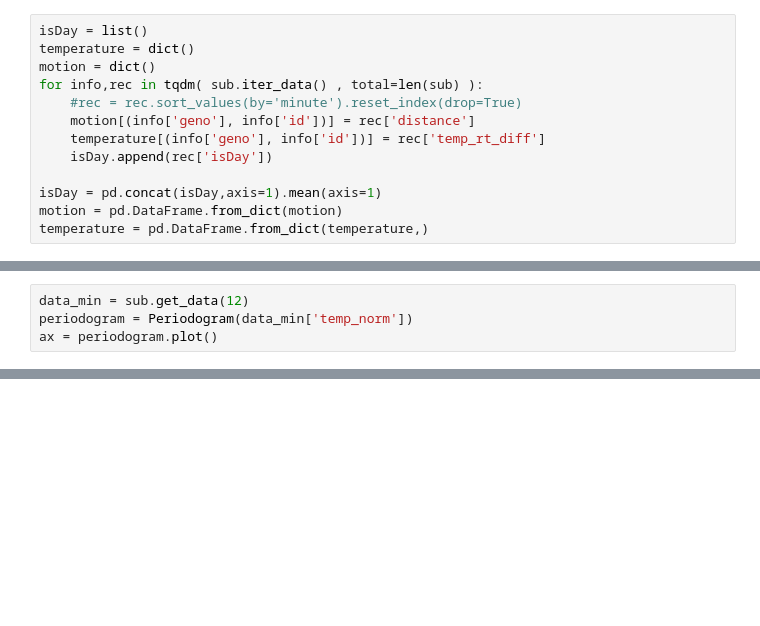
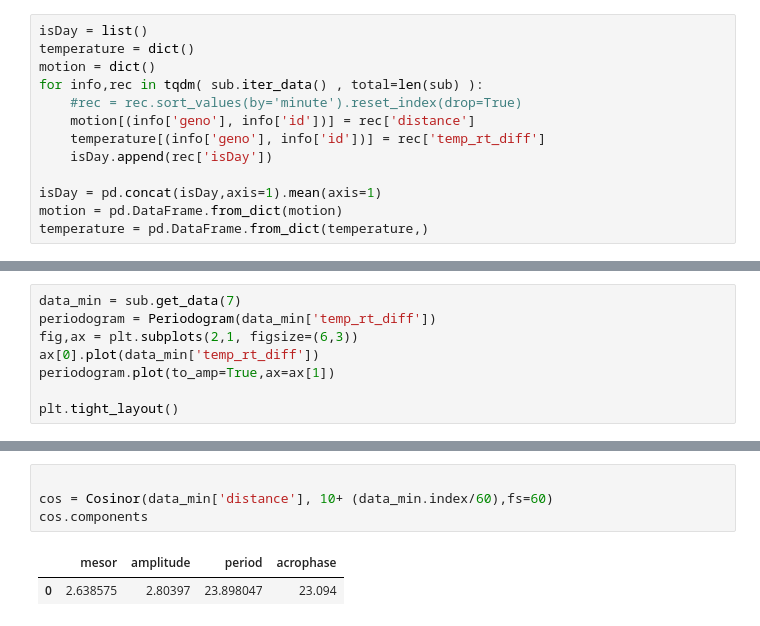
Before and after one commit to raffaelemazziotti/thermal_labeler, a Jupyter notebook: analysis_pd.ipynb, the cells around one changed output, grey strips where cells are left out. Cells and saved outputs as stored; diff of their text form; blank space fills up the shorter version.

```diff
--- a/analysis_pd.ipynb
+++ b/analysis_pd.ipynb
@@ -234,7 +302,18 @@ class Periodogram:
 # %%
-data_min = sub.get_data(12)
-periodogram = Periodogram(data_min['temp_norm'])
-ax = periodogram.plot()
+data_min = sub.get_data(7)
+periodogram = Periodogram(data_min['temp_rt_diff'])
+fig,ax = plt.subplots(2,1, figsize=(6,3))
+ax[0].plot(data_min['temp_rt_diff'])
+periodogram.plot(to_amp=True,ax=ax[1])
+
+plt.tight_layout()
 # %% [output]
 [interactive output not drawn]
 [interactive output not drawn]
+# %%
+
+cos = Cosinor(data_min['distance'], 10+ (data_min.index/60),fs=60)
+cos.components
+# %% [output]
+|  | mesor | amplitude | period | acrophase |
+| 0 | 2.638575 | 2.80397 | 23.898047 | 23.094 |
```
Also changed, not shown: parts of 9 cells of this notebook, 1 other file.
